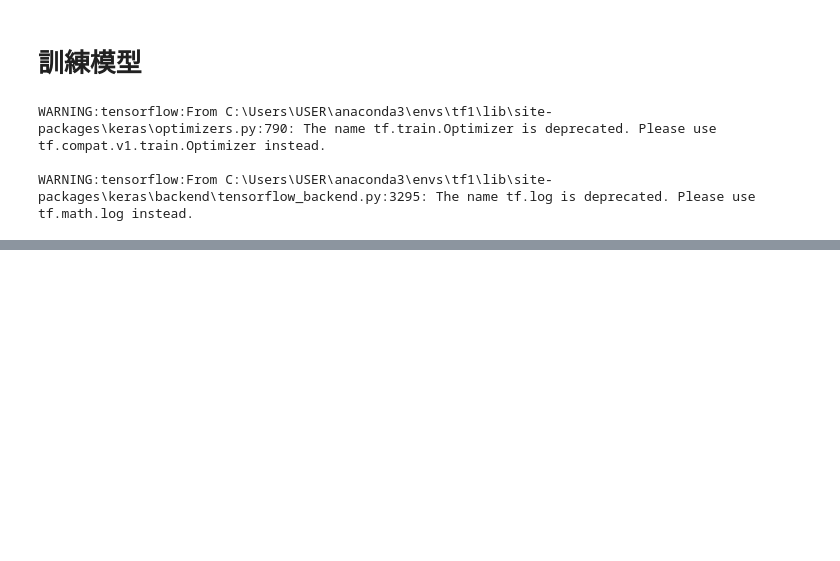
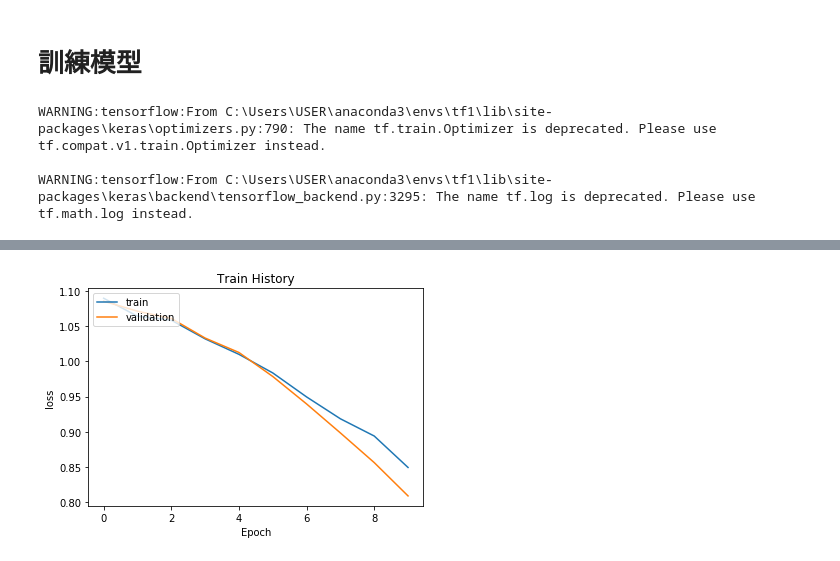
Before and after one commit to 3A613056/DL_HW05, a Jupyter notebook: DL_HW05.ipynb, the cells around one changed output, grey strips where cells are left out. Drawn from its saved outputs; the diff is of its cells as text; code cells hidden in the pictures; blank space fills up the shorter version.

```diff
--- a/DL_HW05.ipynb
+++ b/DL_HW05.ipynb
@@ -215,0 +236,4 @@ Epoch 10/10
+# %%
+show_train_history(train_history,'loss','val_loss')
+# %% [output]
+[figure, added]
```
Also changed, not shown: parts of 12 cells of this notebook.
